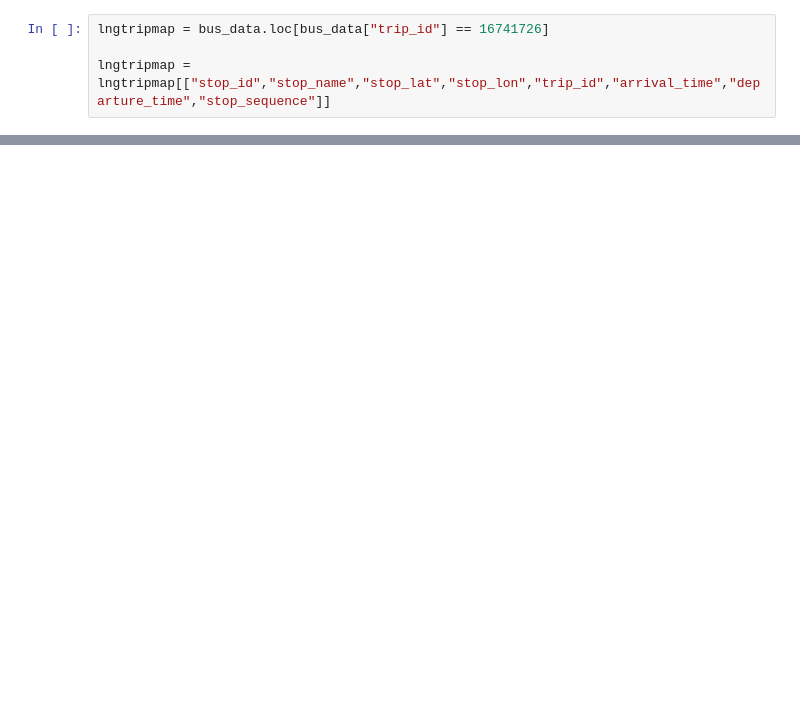
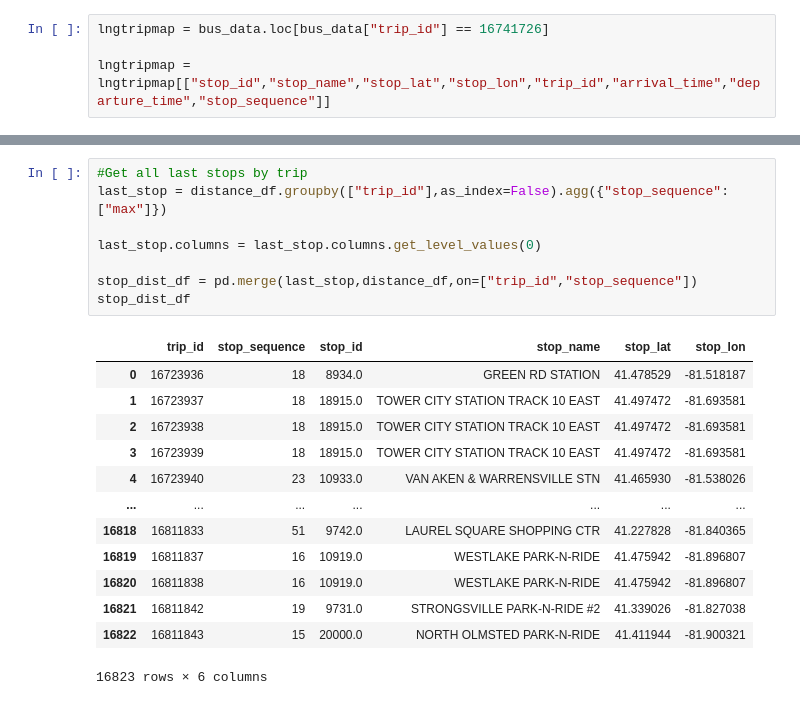
Before and after one commit to tanazimmer/Project1, a Jupyter notebook: bus_project.ipynb, the cells around one changed output, grey strips where cells are left out. Drawn from its saved outputs; the diff is of its cells as text; blank space fills up the shorter version.

```diff
--- a/bus_project.ipynb
+++ b/bus_project.ipynb
@@ -313,0 +323,22 @@ lngrte_fig
+# %%
+#Get all last stops by trip
+last_stop = distance_df.groupby(["trip_id"],as_index=False).agg({"stop_sequence":["max"]})
+
+last_stop.columns = last_stop.columns.get_level_values(0)
+
+stop_dist_df = pd.merge(last_stop,distance_df,on=["trip_id","stop_sequence"])
+stop_dist_df
+# %% [output]
+|  | trip_id | stop_sequence | stop_id | stop_name | stop_lat | stop_lon |
+| 0 | 16723936 | 18 | 8934.0 | GREEN RD STATION | 41.478529 | -81.518187 |
+| 1 | 16723937 | 18 | 18915.0 | TOWER CITY STATION TRACK 10 EAST | 41.497472 | -81.693581 |
+| 2 | 16723938 | 18 | 18915.0 | TOWER CITY STATION TRACK 10 EAST | 41.497472 | -81.693581 |
+| 3 | 16723939 | 18 | 18915.0 | TOWER CITY STATION TRACK 10 EAST | 41.497472 | -81.693581 |
+| 4 | 16723940 | 23 | 10933.0 | VAN AKEN & WARRENSVILLE STN | 41.465930 | -81.538026 |
+| ... | ... | ... | ... | ... | ... | ... |
+| 16818 | 16811833 | 51 | 9742.0 | LAUREL SQUARE SHOPPING CTR | 41.227828 | -81.840365 |
+| 16819 | 16811837 | 16 | 10919.0 | WESTLAKE PARK-N-RIDE | 41.475942 | -81.896807 |
+| 16820 | 16811838 | 16 | 10919.0 | WESTLAKE PARK-N-RIDE | 41.475942 | -81.896807 |
+| 16821 | 16811842 | 19 | 9731.0 | STRONGSVILLE PARK-N-RIDE #2 | 41.339026 | -81.827038 |
+| 16822 | 16811843 | 15 | 20000.0 | NORTH OLMSTED PARK-N-RIDE | 41.411944 | -81.900321 |
+16823 rows × 6 columns
```
Also changed, not shown: parts of 12 cells of this notebook.
